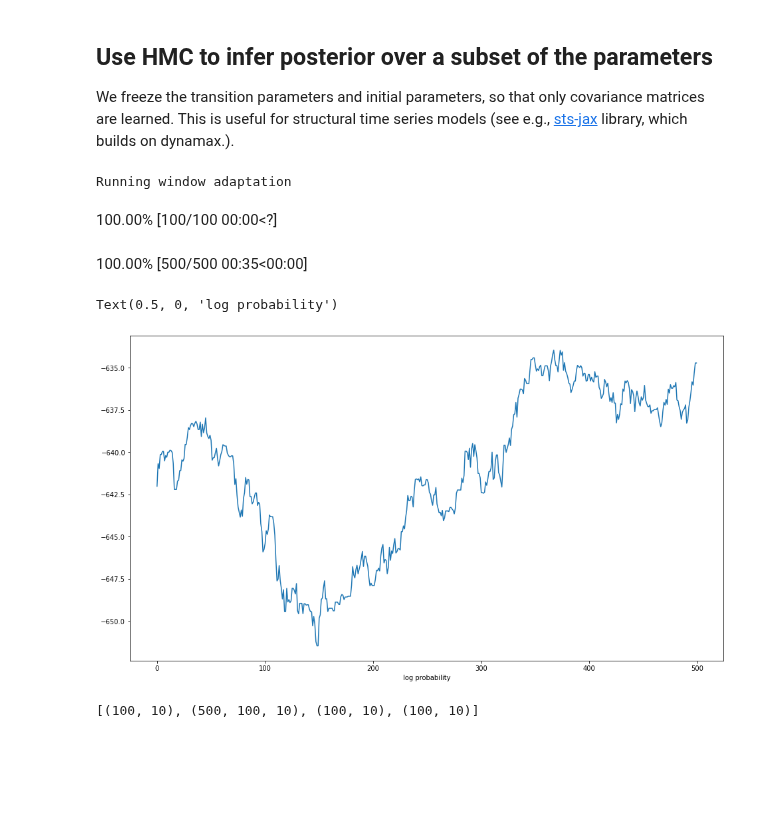
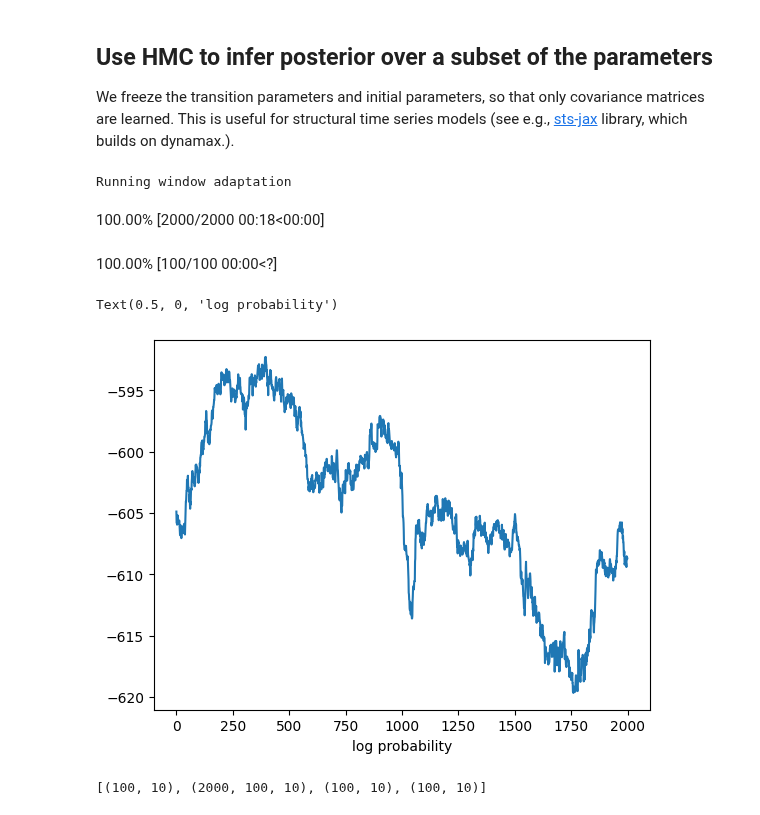
Before and after one commit to probml/dynamax, a Jupyter notebook: docs/notebooks/linear_gaussian_ssm/lgssm_hmc.ipynb, the cells around one changed output. Cells and saved outputs as stored; diff of their text form; code cells hidden in the pictures; blank space fills up the shorter version.

```diff
--- a/docs/notebooks/linear_gaussian_ssm/lgssm_hmc.ipynb
+++ b/docs/notebooks/linear_gaussian_ssm/lgssm_hmc.ipynb
@@ -30,8 +30,6 @@ from dynamax.linear_gaussian_ssm import LinearGaussianSSM
 from dynamax.parameters import log_det_jac_constrain
 
 import matplotlib.pyplot as plt
-import matplotlib
-matplotlib.rcParams['figure.figsize'] = [16, 9]
 # %% [markdown]
 ## Generate synthetic training data
 # %%
@@ -114,7 +112,7 @@ def fit_hmc(model,
             emissions,
             inputs=None,
             warmup_steps=100,
-            num_integration_steps=30,
+            num_integration_steps=5,
             verbose=True):
     """Sample parameters of the model using HMC."""
     # Make sure the emissions and inputs have batch dimensions
@@ -134,11 +132,11 @@ def fit_hmc(model,
     # Initialize the HMC sampler using window_adaptation
     warmup = blackjax.window_adaptation(blackjax.hmc,
                                         _logprob,
-                                        num_steps=warmup_steps,
                                         num_integration_steps=num_integration_steps,
                                         progress_bar=verbose)
     init_key, key = jr.split(key)
-    hmc_initial_state, hmc_kernel, _ = warmup.run(init_key, initial_unc_params)
+    (hmc_initial_state, hmc_params), _ = warmup.run(init_key, initial_unc_params, num_steps=warmup_steps)
+    hmc_kernel = blackjax.hmc(_logprob, **hmc_params).step
 
     @jit
     def hmc_step(hmc_state, step_key):
@@ -154,7 +152,7 @@ def fit_hmc(model,
     for _ in pbar:
         step_key, key = jr.split(key)
         hmc_state, params = hmc_step(hmc_state, step_key)
-        log_probs.append(-hmc_state.potential_energy)
+        log_probs.append(hmc_state.logdensity)
         samples.append(params)
 
     # Combine the samples into a single pytree
@@ -216,18 +220,24 @@ test_param_props.dynamics.bias.trainable = False
 test_param_props.emissions.weights.trainable = False
 test_param_props.emissions.bias.trainable = False
 # %%
-sample_size = 500
-param_samples, lps = fit_hmc(test_model, test_params, test_param_props, next(keys), sample_size, emissions, num_integration_steps=30)
+sample_size = 2000
+param_samples, lps = fit_hmc(test_model,
+                             test_params,
+                             test_param_props,
+                             next(keys),
+                             sample_size,
+                             emissions,
+                             num_integration_steps=5)
 
 plt.plot(lps)
 plt.xlabel("iteration")
 plt.xlabel("log probability")
 # %% [output]
 Running window adaptation
-100.00% [100/100 00:00<?]
+100.00% [2000/2000 00:18<00:00]
-100.00% [500/500 00:35<00:00]
+100.00% [100/100 00:00<?]
 Text(0.5, 0, 'log probability')
-[figure, old version]
+[figure, new version]
 # %%
 @jit
 def smooth_emission(params):
@@ -237,12 +247,12 @@ def smooth_emission(params):
     return posterior.smoothed_means @ C.T + d
 
 smoothed_emissions = vmap(smooth_emission)(param_samples)
-smoothed_emissions_mean = smoothed_emissions.mean(axis=0)
-smoothed_emissions_std = jnp.std(smoothed_emissions, axis=0)
+smoothed_emissions_mean = jnp.nanmean(smoothed_emissions, axis=0)
+smoothed_emissions_std = jnp.nanstd(smoothed_emissions, axis=0)
 
 print([emissions.shape, smoothed_emissions.shape, smoothed_emissions_mean.shape, smoothed_emissions_std.shape])
 # %% [output]
-[(100, 10), (500, 100, 10), (100, 10), (100, 10)]
+[(100, 10), (2000, 100, 10), (100, 10), (100, 10)]
 # %%
 plot_results(emissions, smoothed_emissions_mean, smoothed_emissions_std)
 # %% [output]
```
Also changed, not shown: parts of 8 cells of this notebook, 4 other files.
